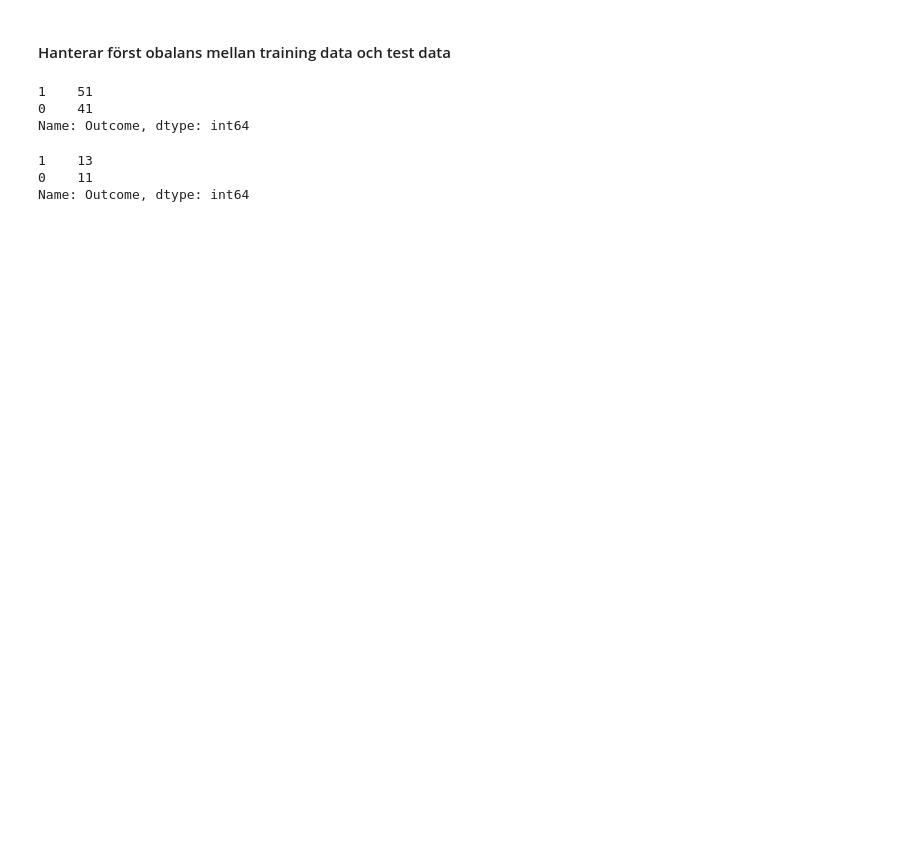
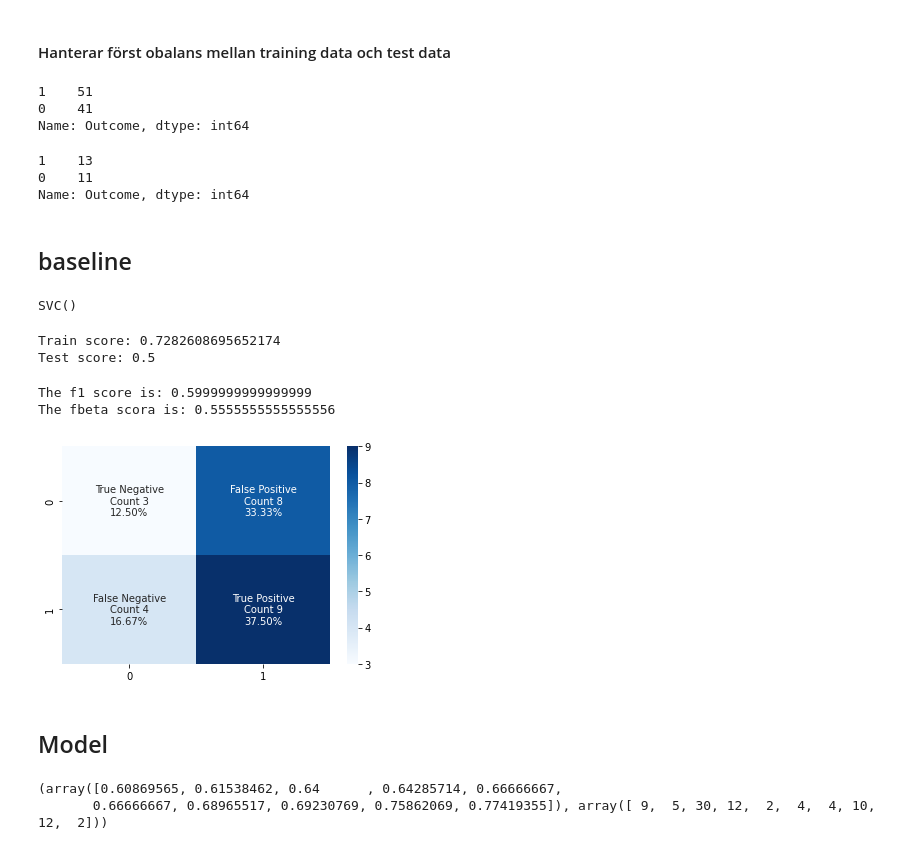
Before and after one commit to AntonMaxen/applied-ai, a Jupyter notebook: assignment_2/classification.ipynb, the cells around one changed output. Drawn from its saved outputs; the diff is of its cells as text; code cells hidden in the pictures; blank space fills up the shorter version.

Commit message:
Model

```diff
--- a/assignment_2/classification.ipynb
+++ b/assignment_2/classification.ipynb
@@ -104,7 +119,8 @@ scaled_df
 # %% [markdown]
 #### Hanterar först obalans mellan training data och test data
 # %%
-X_train, X_test, y_train, y_test = train_test_split(concat_df, y, test_size=0.2, random_state=42, shuffle=True, stratify=y)
+short_scaled_df = scaled_df.filter(items=scaled_df.columns[:10])
+x_train, x_test, y_train, y_test = train_test_split(short_scaled_df, y, test_size=0.2, random_state=42, shuffle=True, stratify=y)
 # %%
 y_train.value_counts()
 # %% [output]
@@ -121,0 +136,66 @@ Name: Outcome, dtype: int64
+# %% [markdown]
+## baseline
+# %%
+clf_svm = SVC(kernel='rbf')
+clf_svm.fit(x_train, y_train)
+# %% [output]
+SVC()
+# %%
+train_score = clf_svm.score(x_train, y_train)
+test_score = clf_svm.score(x_test, y_test)
+
+print(f'Train score: {train_score}')
+print(f'Test score: {test_score}')
+# %% [output]
+Train score: 0.7282608695652174
+Test score: 0.5
+# %%
+predictions = clf_svm.predict(x_test)
+y_pred = predictions
+y_true = y_test.to_numpy()
+
+# True then prediction
+score = f1_score(y_true, y_pred)
+beta_score = fbeta_score(y_true, y_pred, average='binary', beta=0.5)
+
+print(f'The f1 score is: {score}')
+print(f'The fbeta scora is: {beta_score}')
+# %% [output]
+The f1 score is: 0.5999999999999999
+The fbeta scora is: 0.5555555555555556
+# %%
+c_matrix = confusion_matrix(y_true, y_pred)
+
+group_names = ['True Negative','False Positive','False Negative','True Positive']
+group_counts = [f'Count {value}' for value in c_matrix.flatten()]
+group_percentages = ['{0:.2%}'.format(value) for value in c_matrix.flatten() / np.sum(c_matrix)]
+labels = [f'{v1}\n{v2}\n{v3}' for v1, v2, v3 in zip(group_names, group_counts, group_percentages)]
+labels = np.asarray(labels).reshape(2,2)
+sns.heatmap(c_matrix, annot=labels, fmt='', cmap='Blues')
+plt.show()
+# %% [output]
+[figure, added]
+# %% [markdown]
+## Model
+# %%
+x_train, x_test, y_train, y_test = train_test_split(short_scaled_df, y, test_size=0.2, random_state=42, shuffle=True, stratify=y)
+kernels = ['rbf']
+gammas = [1.2, 0.5, 0.3]
+#cs = np.linspace(0.1, 100, num=10)
+cs = [0.2*x + 1 for x in range(30)]
+scores = []
+for kernel in kernels:
+    for gamma in gammas:
+        for c in cs:
+            model = SVC(kernel=kernel, C=c, gamma=gamma)
+            model.fit(x_train, y_train)
+
+            y_pred = model.predict(x_test)
+            y_true = y_test.to_numpy()
+            beta_score = f1_score(y_true, y_pred)
+            scores.append(beta_score)
+
+print(np.unique(scores, return_counts=True))
+# %% [output]
+(array([0.60869565, 0.61538462, 0.64      , 0.64285714, 0.66666667,
+       0.66666667, 0.68965517, 0.69230769, 0.75862069, 0.77419355]), array([ 9,  5, 30, 12,  2,  4,  4, 10, 12,  2]))
```
Also changed, not shown: parts of 9 cells of this notebook.
